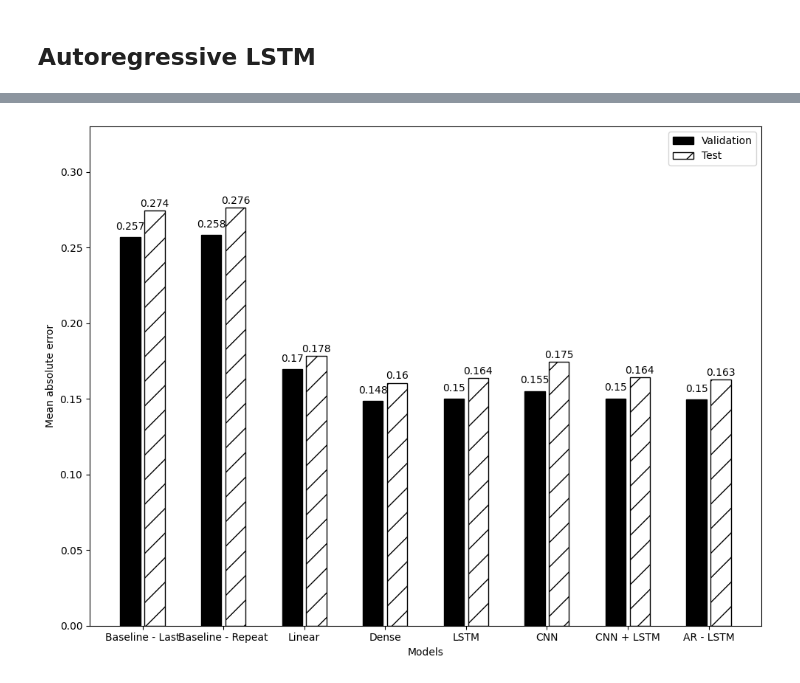
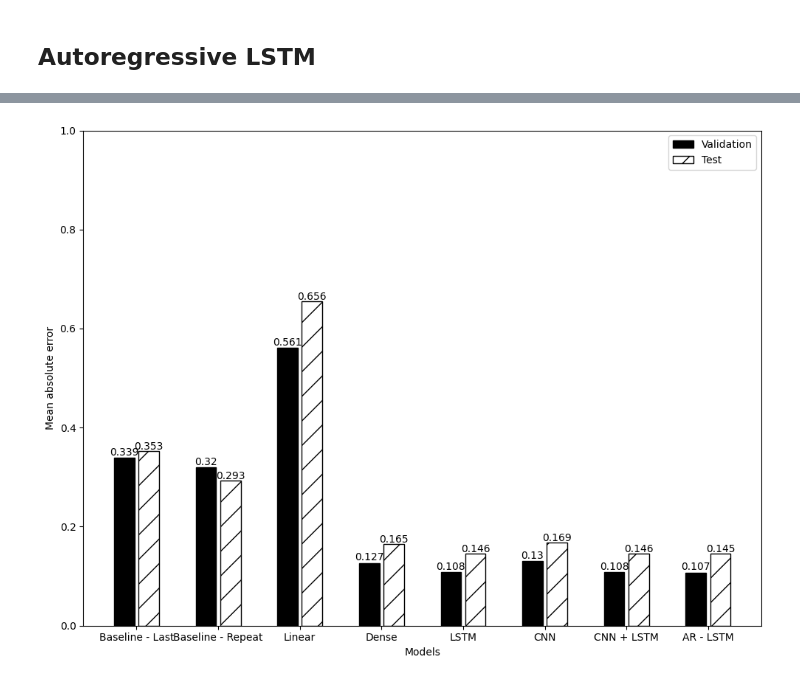
Before and after one commit to Kadomium/Time_Series_Forecasting_In_Python, a Jupyter notebook: Ichijo_apply/Ichijo_modeling.ipynb, the cells around one changed output, grey strips where cells are left out. Cells and saved outputs as stored; diff of their text form; code cells hidden in the pictures.

```diff
--- a/Ichijo_apply/Ichijo_modeling.ipynb
+++ b/Ichijo_apply/Ichijo_modeling.ipynb
@@ -181,7 +183,7 @@ column_indices = {name: i for i, name in enumerate(train_df.columns)}
 # %% [markdown]
 ## Baseline models
 # %%
-multi_window = DataWindow(input_width=24, label_width=24, shift=24, label_columns=['n_hems_light'])
+multi_window = DataWindow(input_width=24, label_width=24, shift=24, label_columns=['n_hems_ev'])
 #ここも目的関数に
 # %% [markdown]
 ### Repeat last value
@@ -197,7 +199,7 @@ class MultiStepLastBaseline(Model):
         return tf.tile(inputs[:, -1:, self.label_index:], [1, 24, 1])
 # %%
 #ここも目的関数に
-baseline_last = MultiStepLastBaseline(label_index=column_indices['n_hems_light'])
+baseline_last = MultiStepLastBaseline(label_index=column_indices['n_hems_ev'])
 
 baseline_last.compile(loss=MeanSquaredError(), metrics=[MeanAbsoluteError()])
 
@@ -226,7 +228,7 @@ class RepeatBaseline(Model):
         return inputs[:, :, self.label_index:]
 # %%
 #ここも目的関数に
-baseline_repeat = RepeatBaseline(label_index=column_indices['n_hems_light'])
+baseline_repeat = RepeatBaseline(label_index=column_indices['n_hems_ev'])
 
 baseline_repeat.compile(loss=MeanSquaredError(), metrics=[MeanAbsoluteError()])
 
@@ -357,7 +347,7 @@ KERNEL_WIDTH = 3
 LABEL_WIDTH = 24
 INPUT_WIDTH = LABEL_WIDTH + KERNEL_WIDTH - 1
 
-cnn_multi_window = DataWindow(input_width=INPUT_WIDTH, label_width=LABEL_WIDTH, shift=24, label_columns=['n_hems_light'])
+cnn_multi_window = DataWindow(input_width=INPUT_WIDTH, label_width=LABEL_WIDTH, shift=24, label_columns=['n_hems_ev'])
 #ここも目的関数に
 # %%
 cnn_model = Sequential([
@@ -496,26 +472,26 @@ plt.savefig('figures/AR_LSTM_n_hems_light.png', dpi=300)
 # %%
 mae_val = [v[1] for v in val_performance.values()]
 mae_test = [v[1] for v in performance.values()]
 
 x = np.arange(len(performance))
 
 fig, ax = plt.subplots()
 ax.bar(x - 0.15, mae_val, width=0.25, color='black', edgecolor='black', label='Validation')
 ax.bar(x + 0.15, mae_test, width=0.25, color='white', edgecolor='black', hatch='/', label='Test')
 ax.set_ylabel('Mean absolute error')
 ax.set_xlabel('Models')
 
 for index, value in enumerate(mae_val):
     plt.text(x=index - 0.15, y=value+0.005, s=str(round(value, 3)), ha='center')
 
 for index, value in enumerate(mae_test):
     plt.text(x=index + 0.15, y=value+0.0025, s=str(round(value, 3)), ha='center')
 
-plt.ylim(0, 0.33)
+plt.ylim(0, 1)
 plt.xticks(ticks=x, labels=performance.keys())
 plt.legend(loc='best')
 plt.tight_layout()
 
-plt.savefig('figures/Validation_Compersion_n_hems_light.png', dpi=300)
+plt.savefig('figures/Validation_Compersion_n_hems_ev.png', dpi=300)
 # %% [output]
-[figure, old version]
+[figure, new version]
```
Also changed, not shown: parts of 19 cells of this notebook.
